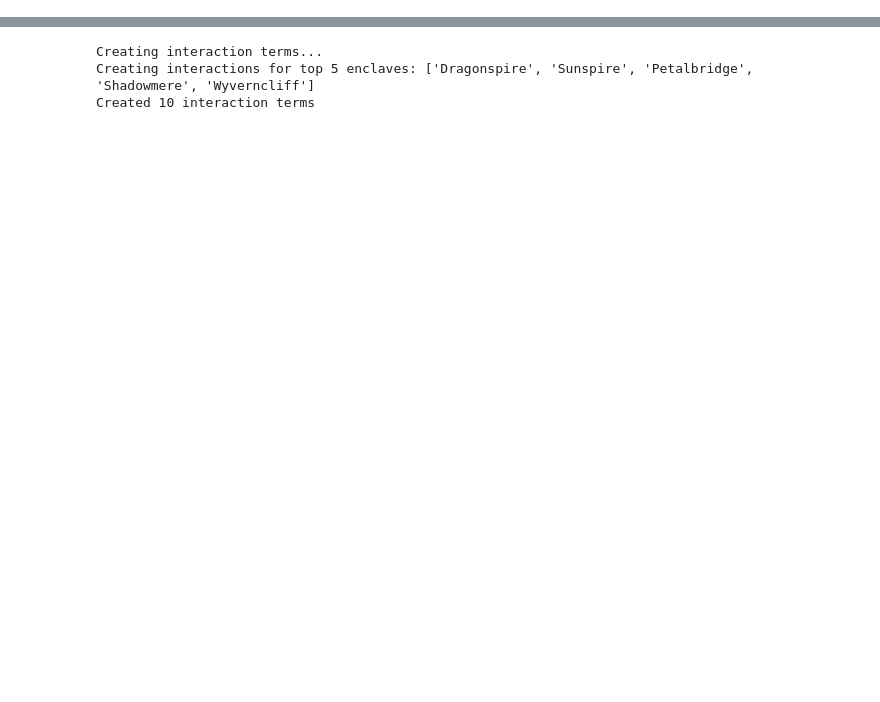
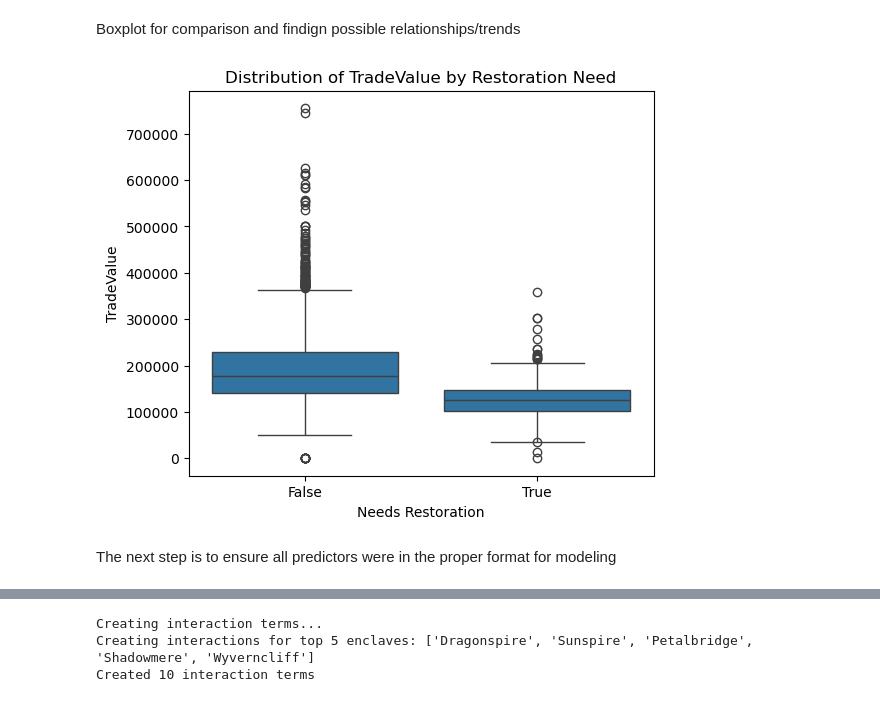
Before and after one commit to PatBaruch/DDD, a Jupyter notebook: it3.ipynb, the cells around one changed output, grey strips where cells are left out. Cells and saved outputs as stored; diff of their text form; code cells hidden in the pictures; blank space fills up the shorter version.

```diff
--- a/it3.ipynb
+++ b/it3.ipynb
@@ -40,0 +18,5 @@ dtype: int64
+# %%
+#drop all duplicates
+df2.drop_duplicates(inplace=True)
+duplicates = df2.duplicated().sum()
+print(f"Number of duplicates in the dataset: {duplicates}")
@@ -40,0 +27,5 @@ dtype: int64
+# %%
+#merge the two datasets
+df_merged = pd.merge(df, df2, on='DI', how='inner')
+df_merged.head(5)
+df_merged.info()
@@ -40,0 +61,13 @@ dtype: int64
+# %%
+# Step 1: Define the function that checks the two conditions
+def calculate_needs_restoration(row):
+    age_factor = 1 if row['EraConstructed'] < 1300 else 0
+    structure_factor = 1 if row['StructuralIntegrity'] <= 6 else 0
+    total_factors = age_factor + structure_factor
+    return True if total_factors == 2 else False  # only if both are met
+
+# Step 2: Apply the function to your merged dataframe
+df_merged['NeedsRestoration'] = df_merged.apply(calculate_needs_restoration, axis=1)
+
+# Optional: save it if you want to reuse it
+df_merged.to_csv("cleaned/restoration_ready_data.csv", index=False)
@@ -40,0 +97,15 @@ dtype: int64
+# %% [markdown]
+Boxplot for comparison and findign possible relationships/trends
+# %%
+import seaborn as sns
+
+plt.figure(figsize=(6, 5))
+sns.boxplot(x='NeedsRestoration', y='TradeValue', data=df_merged)
+plt.title("Distribution of TradeValue by Restoration Need")
+plt.xlabel("Needs Restoration")
+plt.ylabel("TradeValue")
+plt.show()
+# %% [output]
+[figure, added]
+# %% [markdown]
+The next step is to ensure all predictors were in the proper format for modeling
```
Also changed, not shown: parts of 64 cells of this notebook.
